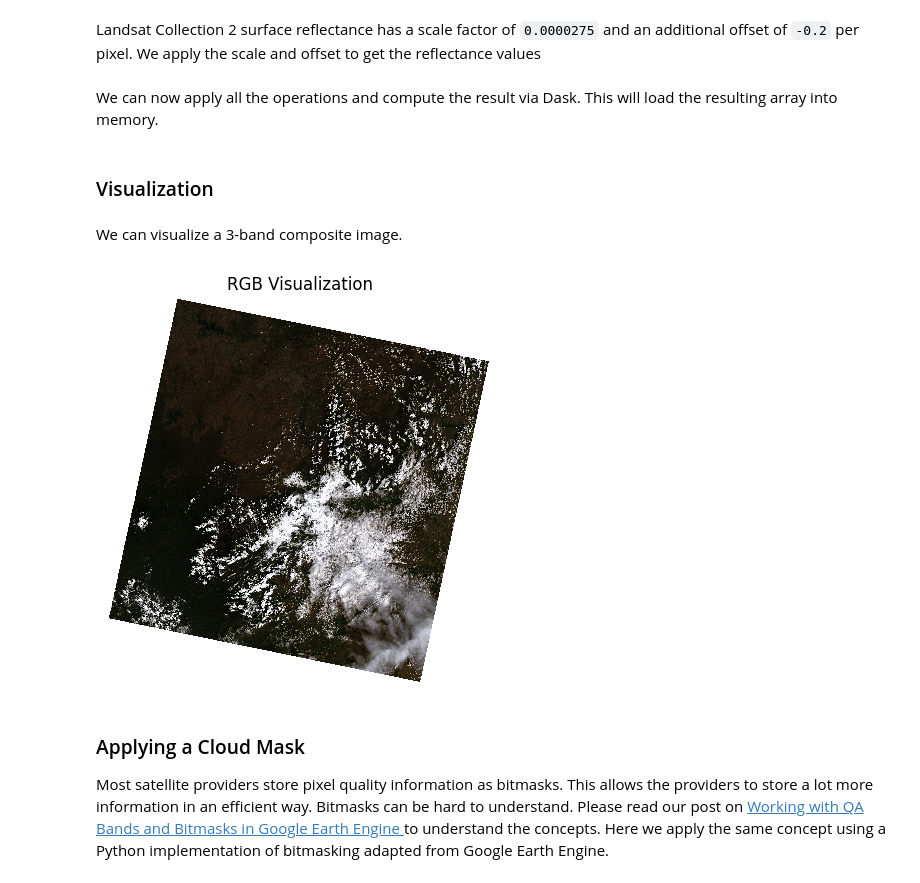
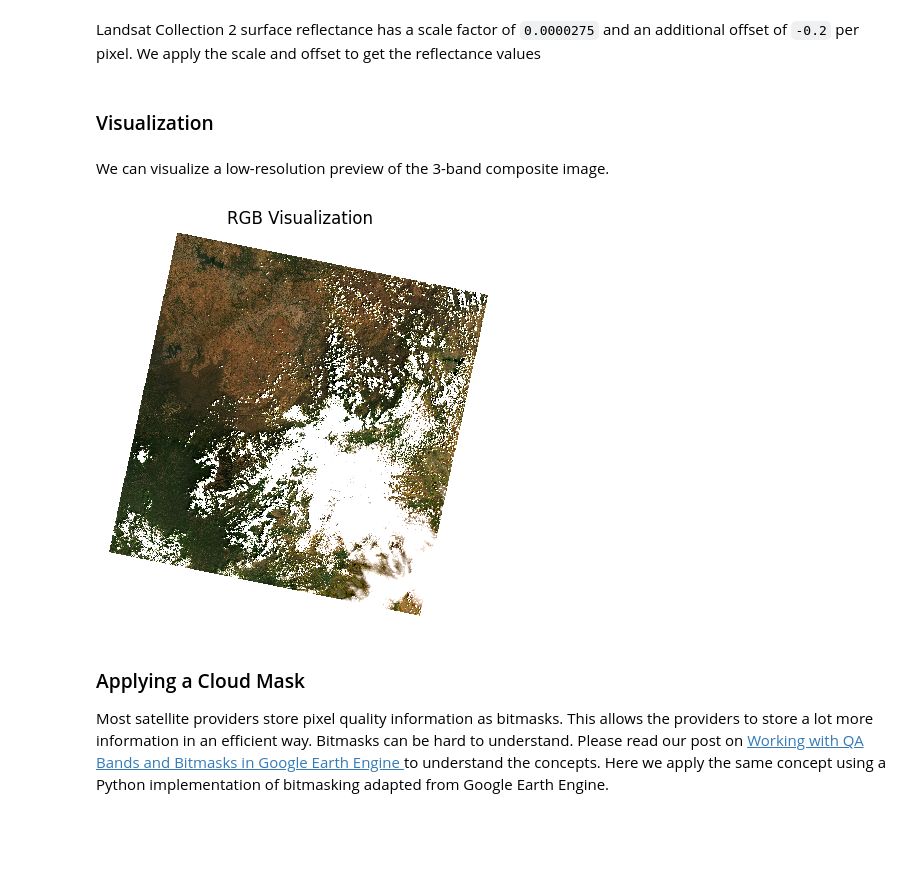
Before and after one commit to spatialthoughts/geopython-tutorials, a Jupyter notebook: notebooks/xarray_processing_satellite_images.ipynb, the cells around one changed output. Saved outputs shown, nothing was run; the diff lists cells and outputs as text; code cells hidden in the pictures; blank space fills up the shorter version.

```diff
--- a/notebooks/xarray_processing_satellite_images.ipynb
+++ b/notebooks/xarray_processing_satellite_images.ipynb
@@ -350,6 +338,4 @@ scene
 # %% [markdown]
 Landsat Collection 2 surface reflectance has a scale factor of `0.0000275` and an additional offset of `-0.2` per pixel. We apply the scale and offset to get the reflectance values
 # %%
-scaled = (scene*0.0000275) - 0.2
+landsat_scaled = (scene*0.0000275) - 0.2
-# %% [markdown]
-We can now apply all the operations and compute the result via Dask. This will load the resulting array into memory.
@@ -359,21 +342,22 @@ scaled = scaled.compute()
 # %% [markdown]
 ### Visualization
 # %% [markdown]
-We can visualize a 3-band composite image.
+We can visualize a low-resolution preview of the 3-band composite image.
 # %%
 fig, ax = plt.subplots(1, 1)
 fig.set_size_inches(5,5)
 # Resample the scene to a lower resolution for visualization
-scene.sel(band=['B4', 'B3', 'B2']).rio.reproject(
-    scene_masked.rio.crs, resolution=300
-).plot.imshow(
+preview = landsat_scaled.sel(band=['B4', 'B3', 'B2']).rio.reproject(
+    landsat_scaled.rio.crs, resolution=300)
+
+preview.plot.imshow(
     ax=ax,
-    robust=True)
+    vmin=0, vmax=0.3)
 ax.set_title('RGB Visualization')
 ax.set_axis_off()
 plt.show()
 # %% [output]
-[figure, old version]
+[figure, new version]
 # %% [markdown]
 ### Applying a Cloud Mask
 
```
Also changed, not shown: parts of 11 cells of this notebook.
